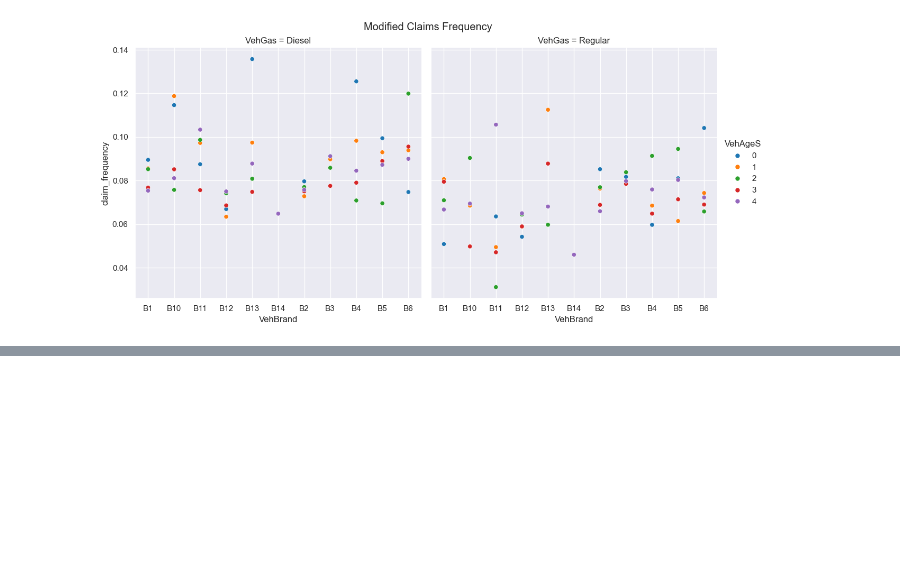
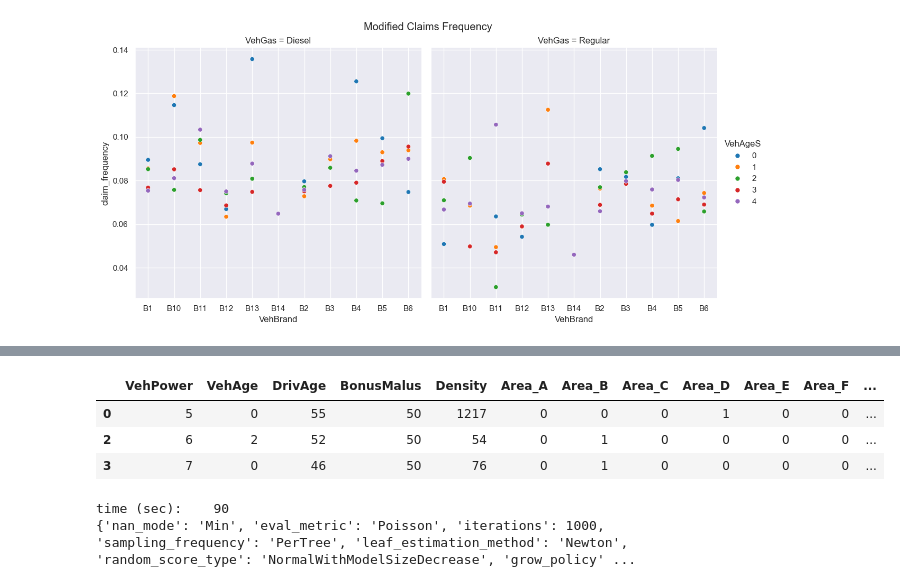
Before and after one commit to Pavan-jangid-here/ML-Projects, a Jupyter notebook: 5. French Motor Claims/Claim Frequency Modeling.ipynb, the cells around one changed output, grey strips where cells are left out. Saved outputs shown, nothing was run; the diff lists cells and outputs as text; code cells hidden in the pictures; blank space fills up the shorter version.

```diff
--- a/5. French Motor Claims/Claim Frequency Modeling.ipynb
+++ b/5. French Motor Claims/Claim Frequency Modeling.ipynb
@@ -182,0 +268,19 @@ Text(0.5, 0.98, 'Modified Claims Frequency')
+# %%
+no_feature_list = ['IDpol', 'ClaimNb', 'Exposure', 'frequency', 'fold']
+# labels
+y_train  = train.ClaimNb
+y_val    = val.ClaimNb
+y_test   = test.ClaimNb
+y_learn  = learn.ClaimNb
+# features
+X_train  = train.drop(no_feature_list, axis=1)
+X_val    = val.drop(no_feature_list, axis=1)
+X_test   = test.drop(no_feature_list, axis=1)
+X_learn  = learn.drop(no_feature_list, axis=1)
+feature_names = X_learn.columns
+X_learn.head(3)
+# %% [output]
+|  | VehPower | VehAge | DrivAge | BonusMalus | Density | Area_A | Area_B | Area_C | Area_D | Area_E | Area_F | ... |
+| 0 | 5 | 0 | 55 | 50 | 1217 | 0 | 0 | 0 | 1 | 0 | 0 | ... |
+| 2 | 6 | 2 | 52 | 50 | 54 | 0 | 1 | 0 | 0 | 0 | 0 | ... |
+| 3 | 7 | 0 | 46 | 50 | 76 | 0 | 1 | 0 | 0 | 0 | 0 | ... |
@@ -182,0 +298,11 @@ Text(0.5, 0.98, 'Modified Claims Frequency')
+# %%
+model_cb1 = CatBoostRegressor(objective='Poisson', random_seed=seed)
+
+tic = time.time()
+model_cb1.fit(learn_pool, logging_level='Silent')
+print("time (sec):" + "%6.0f" % (time.time() - tic))
+
+print(model_cb1.get_all_params())
+# %% [output]
+time (sec):    90
+{'nan_mode': 'Min', 'eval_metric': 'Poisson', 'iterations': 1000, 'sampling_frequency': 'PerTree', 'leaf_estimation_method': 'Newton', 'random_score_type': 'NormalWithModelSizeDecrease', 'grow_policy' ...
```
Also changed, not shown: parts of 11 cells of this notebook, 4 other files.
